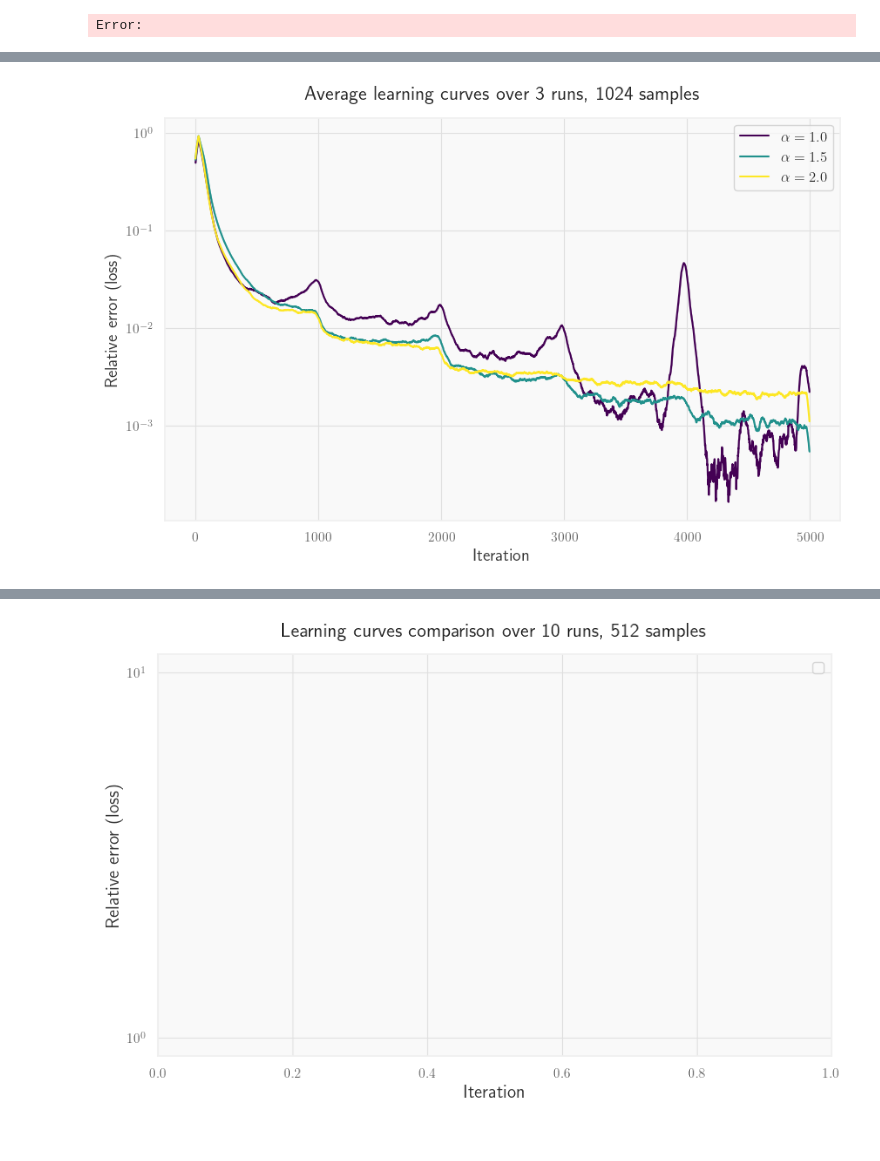
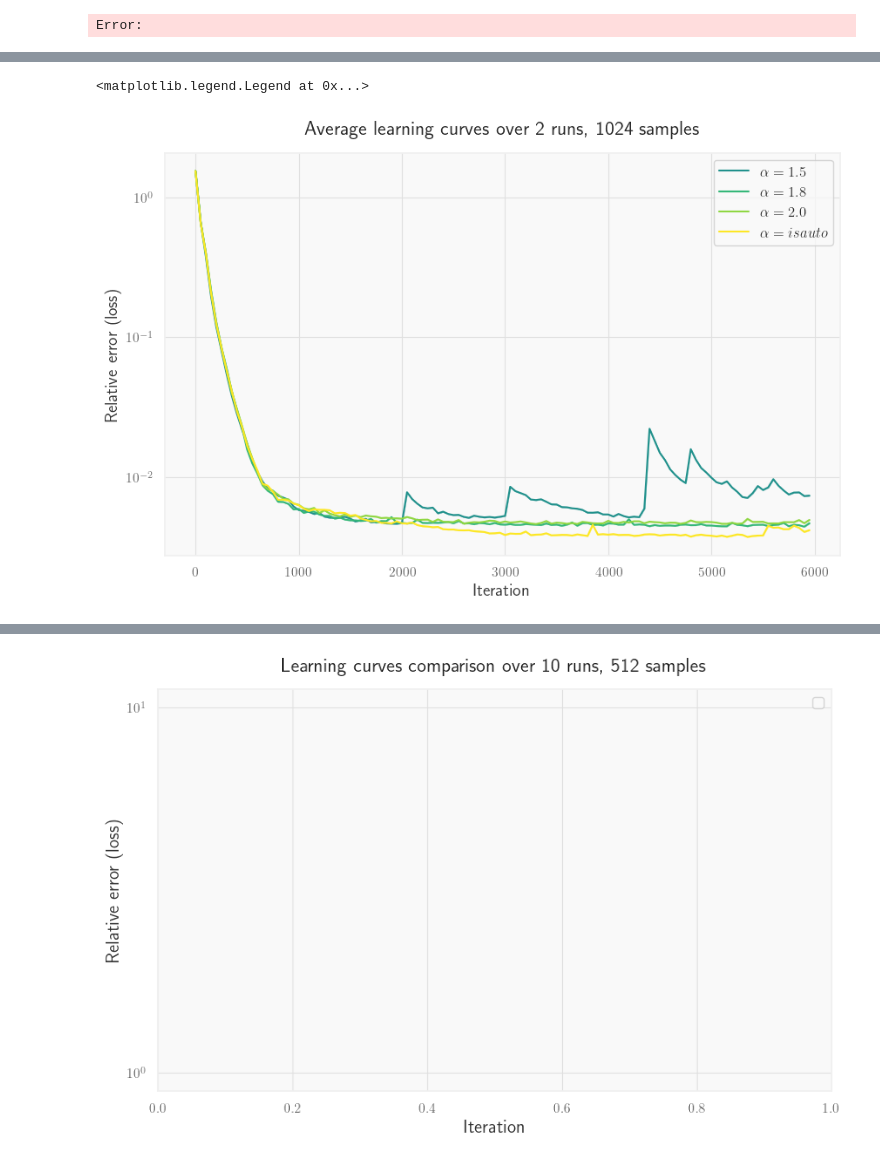
Before and after one commit to AntoineMsy/grad_sample, a Jupyter notebook: notebooks/is_analysis.ipynb, the cells around one changed output, grey strips where cells are left out. Cells and saved outputs as stored; diff of their text form; code cells hidden in the pictures.

Commit message:
edited stuff for larger sims

```diff
--- a/notebooks/is_analysis.ipynb
+++ b/notebooks/is_analysis.ipynb
@@ -402,12 +402,15 @@ coupling = "0.5"
 width = 6
 
 # for larger models print either energy per site or rel err wrt litterature
-is_keys = ['1.0', '1.5', '2.0']
+is_keys = ['0.1', '0.5', '1.0', '1.5', '1.8', '2.0', 'isauto']
 colors = viridis(jnp.linspace(0, 1,len(is_keys)))
+
+fig, ax = plt.subplots()
 for idx, key in enumerate(is_keys):
+    print(key)
     out_dict = {}
     # Define the main folder
-    main_folder = f"/home/amisery/scratch_link/grad_sample_vit_replicas_large/Square_Heisenberg_{coupling}/L{width**2}/ViT/alpha16/MC_{mc_sample}_{key}"
+    main_folder = f"/home/amisery/scratch_link/grad_sample_vit1d_runs/J1J21d_0.8/L100/ViT1D/alpha8/MC_{mc_sample}_{key}"
     rel_err_val_l = []
     energies_dict = energies[model][coupling][str(width)]
     # Iterate through subfolders
@@ -425,23 +428,27 @@ for idx, key in enumerate(is_keys):
                     try:
                         with open(file_path, 'r') as f:
                             log_data = json.load(f)
-                            if 'exact' in energies_dict.keys():
-                                rel_err = (jnp.array(log_data["Energy"]['Mean']['real']) / width**2 / 4 - energies_dict['exact'])/jnp.abs(energies_dict['exact'])
-                            if 'qmc' in energies_dict.keys():
-                                rel_err = (jnp.array(log_data["Energy"]['Mean']['real']) / width**2 / 4 - energies_dict['qmc'])/jnp.abs(energies_dict['qmc'])
-                            elif "pp+rvm" in energies_dict.keys():
-                                rel_err = (jnp.array(log_data["Energy"]['Mean']['real']) / width**2 / 4 - energies_dict['pp+rbm'])/jnp.abs(energies_dict['pp+rbm'])
-                            print(rel_err.shape)
+                            rel_err = jnp.array(log_data['rel_err']['value'])
+                            # if 'exact' in energies_dict.keys():
+                            #     rel_err = (jnp.array(log_data["Energy"]['Mean']['real']) / width**2 / 4 - energies_dict['exact'])/jnp.abs(energies_dict['exact'])
+                            # if 'qmc' in energies_dict.keys():
+                            #     rel_err = (jnp.array(log_data["Energy"]['Mean']['real']) / width**2 / 4 - energies_dict['qmc'])/jnp.abs(energies_dict['qmc'])
+                            # elif "pp+rvm" in energies_dict.keys():
+                            #     rel_err = (jnp.array(log_data["Energy"]['Mean']['real']) / width**2 / 4 - energies_dict['pp+rbm'])/jnp.abs(energies_dict['pp+rbm'])
                             # if len(rel_err_val_l) == 0:
                             #     l_ref = len(rel_err)
                             # plt.plot(rel_err_it, rel_err, label=file_path)
-                            if None in rel_err or min(rel_err) > 1e-2:
+                            print(len(rel_err))
+                            if jnp.nan in rel_err or min(rel_err) > 1e-2:
                                 num_nan_runs +=1
-                            elif len(rel_err) != 5000:
+                                print('nan found')
+                            elif len(rel_err) != 120:
                                 print(file_path)
                             else:
                                 rel_err_val_l.append(rel_err)
-                                rel_err_it = reindex_iterations_jax(jnp.array(log_data['Energy']['iters']))
+                                # rel_err_it = reindex_iterations_jax(jnp.array(log_data['Energy']['iters']))
+                                rel_err_it = jnp.array(log_data['rel_err']['iters'])
+
                                 num_cv+=1
                             num_runs +=1
                     except (json.JSONDecodeError, KeyError):
@@ -462,15 +469,16 @@ for idx, key in enumerate(is_keys):
 
         return smoothed_loss
     # Prepare data for the heatmap
-    rel_err_val_l = np.stack(rel_err_val_l)
-    mean_rel = moving_average(jnp.mean(rel_err_val_l,axis=0), window=50)
-    print(len(rel_err_it))
-    std_rel = jnp.std(rel_err_val_l,axis=0)
-    ymax = mean_rel + std_rel/(2*jnp.sqrt(2))
-    ymin = mean_rel - std_rel/(2*jnp.sqrt(2))
-    # plt.plot(rel_err_it, mean_rel, color = colors[idx], label=r'$\alpha = %s$'%key + ' , failure ratio %.2f'%(1 - num_cv/num_runs))
-    plt.plot(rel_err_it, mean_rel, color = colors[idx], label=r'$\alpha = %s$'%key)
-    plt.fill_between(rel_err_it, ymax, ymin, color = colors[idx], alpha=0.3)
+    if len(rel_err_val_l) > 0:
+        rel_err_val_l = np.stack(rel_err_val_l)
+        mean_rel = moving_average(jnp.mean(rel_err_val_l,axis=0), window=1)
+        print(len(rel_err_it))
+        std_rel = jnp.std(rel_err_val_l,axis=0)
+        ymax = mean_rel + std_rel/(2*jnp.sqrt(2))
+        ymin = mean_rel - std_rel/(2*jnp.sqrt(2))
+        # plt.plot(rel_err_it, mean_rel, color = colors[idx], label=r'$\alpha = %s$'%key + ' , failure ratio %.2f'%(1 - num_cv/num_runs))
+        ax.plot(rel_err_it, mean_rel, color = colors[idx], label=r'$\alpha = %s$'%key)
+        ax.fill_between(rel_err_it, ymax, ymin, color = colors[idx], alpha=0.3)
 
 # num_conv_run = 0
 # num_runs = 10
@@ -497,10 +505,16 @@ for idx, key in enumerate(is_keys):
 # plt.plot(rel_err_it, mean_rel, color='black', label=r'auto $\alpha$ ($\alpha_{init} = 2$)')
 # plt.fill_between(rel_err_it, ymax, ymin, color = 'black', alpha=0.3)
 
-plt.legend()
-plt.yscale('log')
-plt.xlabel('Iteration')
-plt.ylabel('Relative error (loss)')
-plt.title('Average learning curves over 3 runs, %d samples'%2**mc_sample)
-plt.legend(bbox_to_anchor=(1,1))
+# auto_is = json.load(open('/home/amisery/phd/run_0_auto_is.log'))
+# ax.plot(auto_is['rel_err']['iters'], auto_is['rel_err']['value'], color='black', label='auto alpha')
+
+# ax1 = ax.twinx()
+# ax1.plot(auto_is['alpha']['iters'], auto_is['alpha']['value'], label='auto alpha', color='black')
+
+ax.legend()
+ax.set_yscale('log')
+ax.set_xlabel('Iteration')
+ax.set_ylabel('Relative error (loss)')
+ax.set_title('Average learning curves over 2 runs, %d samples'%2**mc_sample)
+ax.legend(bbox_to_anchor=(1,1))
 # %% [output]
@@ -520 +547,2 @@ plt.legend(bbox_to_anchor=(1,1))
+<matplotlib.legend.Legend at 0x...>
-[figure, old version]
+[figure, new version]
```
Also changed, not shown: parts of 3 cells of this notebook, 9 other files.
